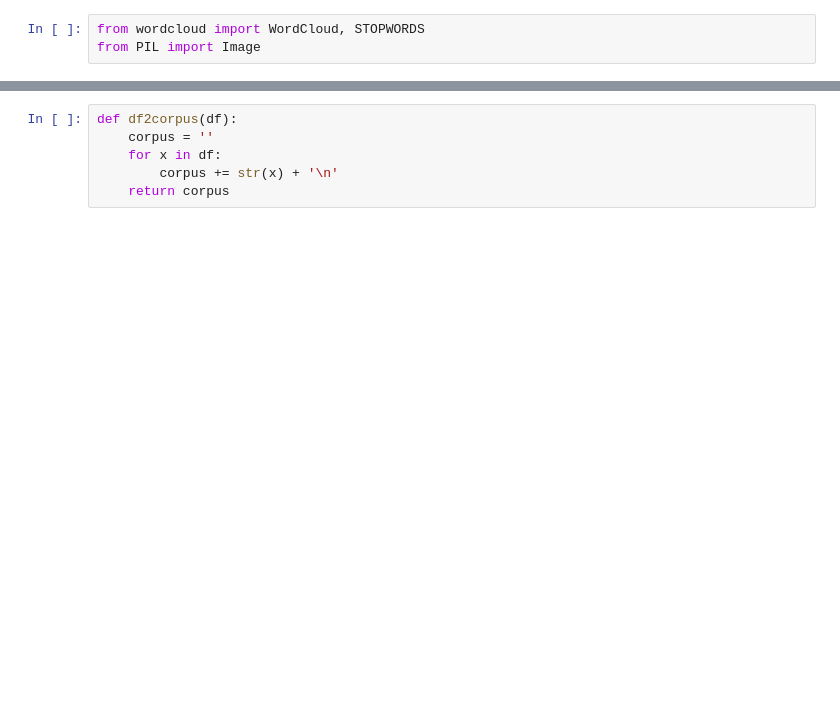
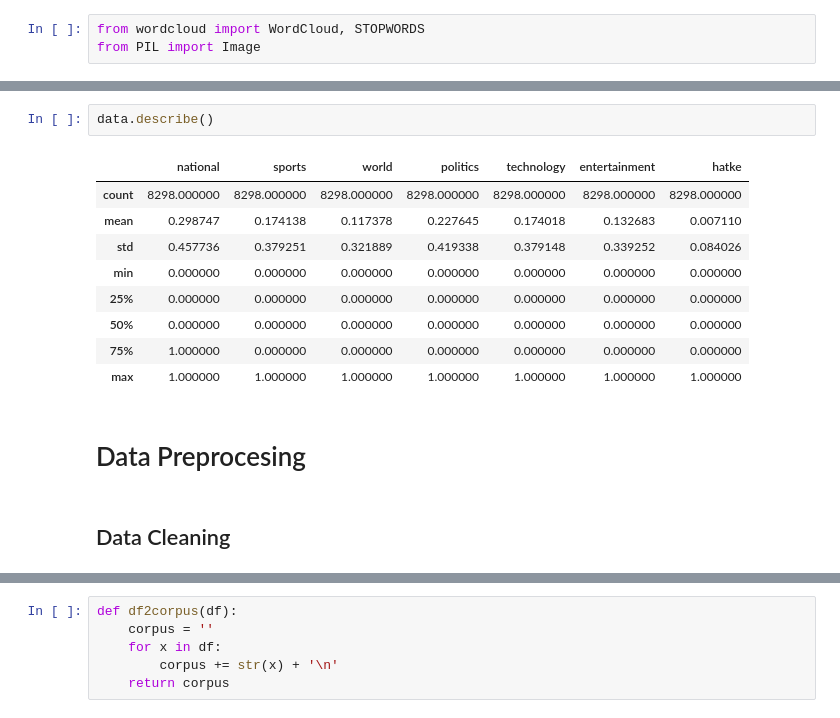
Before and after one commit to Ritvik19/News-Classifier, a Jupyter notebook: v2.ipynb, the cells around one changed output, grey strips where cells are left out. Saved outputs shown, nothing was run; the diff lists cells and outputs as text; blank space fills up the shorter version.

```diff
--- a/v2.ipynb
+++ b/v2.ipynb
@@ -38,0 +30,16 @@ data.head()
+# %%
+data.describe()
+# %% [output]
+|  | national | sports | world | politics | technology | entertainment | hatke |
+| count | 8298.000000 | 8298.000000 | 8298.000000 | 8298.000000 | 8298.000000 | 8298.000000 | 8298.000000 |
+| mean | 0.298747 | 0.174138 | 0.117378 | 0.227645 | 0.174018 | 0.132683 | 0.007110 |
+| std | 0.457736 | 0.379251 | 0.321889 | 0.419338 | 0.379148 | 0.339252 | 0.084026 |
+| min | 0.000000 | 0.000000 | 0.000000 | 0.000000 | 0.000000 | 0.000000 | 0.000000 |
+| 25% | 0.000000 | 0.000000 | 0.000000 | 0.000000 | 0.000000 | 0.000000 | 0.000000 |
+| 50% | 0.000000 | 0.000000 | 0.000000 | 0.000000 | 0.000000 | 0.000000 | 0.000000 |
+| 75% | 1.000000 | 0.000000 | 0.000000 | 0.000000 | 0.000000 | 0.000000 | 0.000000 |
+| max | 1.000000 | 1.000000 | 1.000000 | 1.000000 | 1.000000 | 1.000000 | 1.000000 |
+# %% [markdown]
+# Data Preprocesing
+# %% [markdown]
+## Data Cleaning
```
Also changed, not shown: parts of 78 cells of this notebook, 5 other files.
